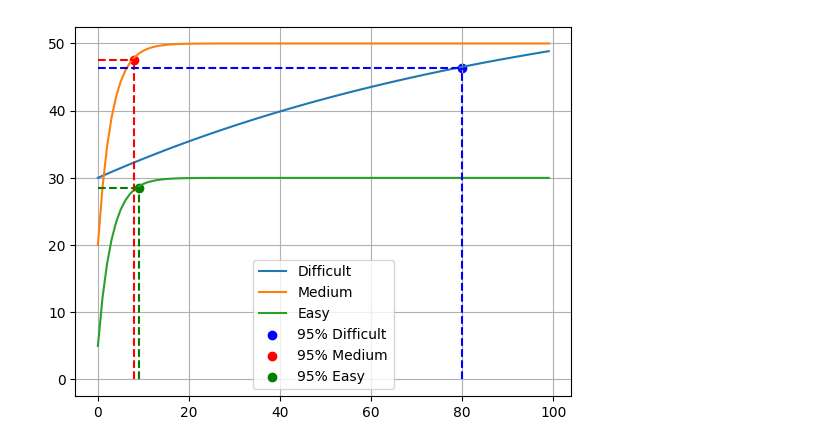
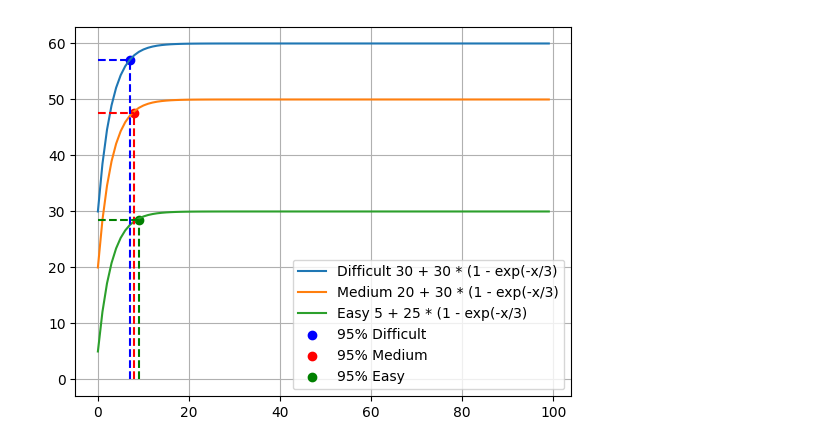
Before and after one commit to Fonocol/SodokuGAME, a Jupyter notebook: graphe.ipynb, the cells around one changed output. Drawn from its saved outputs; the diff is of its cells as text; code cells hidden in the pictures.

```diff
--- a/graphe.ipynb
+++ b/graphe.ipynb
@@ -4,7 +4,7 @@ from math import exp
 
 # Définition des fonctions de difficulté
 def f(x):
-    return 30 + 30 * (1 - exp(-x/100))
+    return 30 + 30 * (1 - exp(-x/3))
 
 def g(x):
     return 20 + 30 * (1 - exp(-x/3))
@@ -14,37 +14,37 @@ def h(x):
 
 x0 = [i for i in range(100)]
 y0 = [f(i) for i in x0]
 y1 = [g(i) for i in x0]
 y2 = [h(i) for i in x0]
 
 # Trouver le point où chaque courbe atteint 95% de sa valeur maximale
 x0_95_percent = next(x for x, y in zip(x0, y0) if y >= 0.95 * max(y0))
 x1_95_percent = next(x for x, y in zip(x0, y1) if y >= 0.95 * max(y1))
 x2_95_percent = next(x for x, y in zip(x0, y2) if y >= 0.95 * max(y2))
 
-plt.plot(x0, y0, label="Difficult")
-plt.plot(x0, y1, label="Medium")
-plt.plot(x0, y2, label="Easy")
+plt.plot(x0, y0, label="Difficult 30 + 30 * (1 - exp(-x/3)")
+plt.plot(x0, y1, label="Medium 20 + 30 * (1 - exp(-x/3)")
+plt.plot(x0, y2, label="Easy 5 + 25 * (1 - exp(-x/3)")
 
 # Ajouter des marqueurs pour les points où chaque courbe atteint 95% de sa valeur maximale
 plt.scatter(x0_95_percent, 0.95 * max(y0), color='blue', marker='o', label="95% Difficult")
 plt.scatter(x1_95_percent, 0.95 * max(y1), color='red', marker='o', label="95% Medium")
 plt.scatter(x2_95_percent, 0.95 * max(y2), color='green', marker='o', label="95% Easy")
 
 # Ajouter des lignes verticales pour connecter les points 95%
 plt.plot([x0_95_percent, x0_95_percent], [0, 0.95 * max(y0)], linestyle='--', color='blue')
 plt.plot([x1_95_percent, x1_95_percent], [0, 0.95 * max(y1)], linestyle='--', color='red')
 plt.plot([x2_95_percent, x2_95_percent], [0, 0.95 * max(y2)], linestyle='--', color='green')
 
 plt.plot([0,x0_95_percent], [0.95 * max(y0),0.95 * max(y0)], linestyle='--', color='blue')
 plt.plot([0,x1_95_percent], [0.95 * max(y1),0.95 * max(y1)], linestyle='--', color='red')
 plt.plot([0,x2_95_percent], [0.95 * max(y2),0.95 * max(y2)], linestyle='--', color='green')
 
 plt.legend()
 plt.grid()
 plt.show()
 # %% [output]
-[figure, old version]
+[figure, new version]
 # %%
 import pandas as pd
 # %%
```
Also changed, not shown: parts of 3 cells of this notebook, 12 other files.
